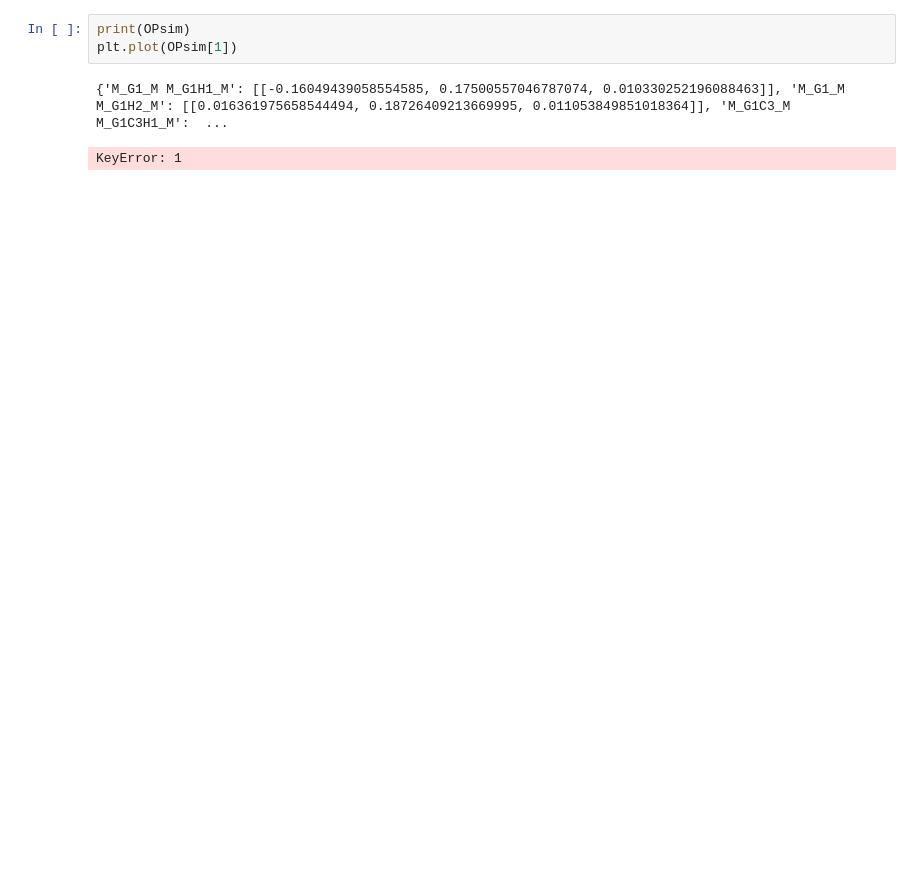
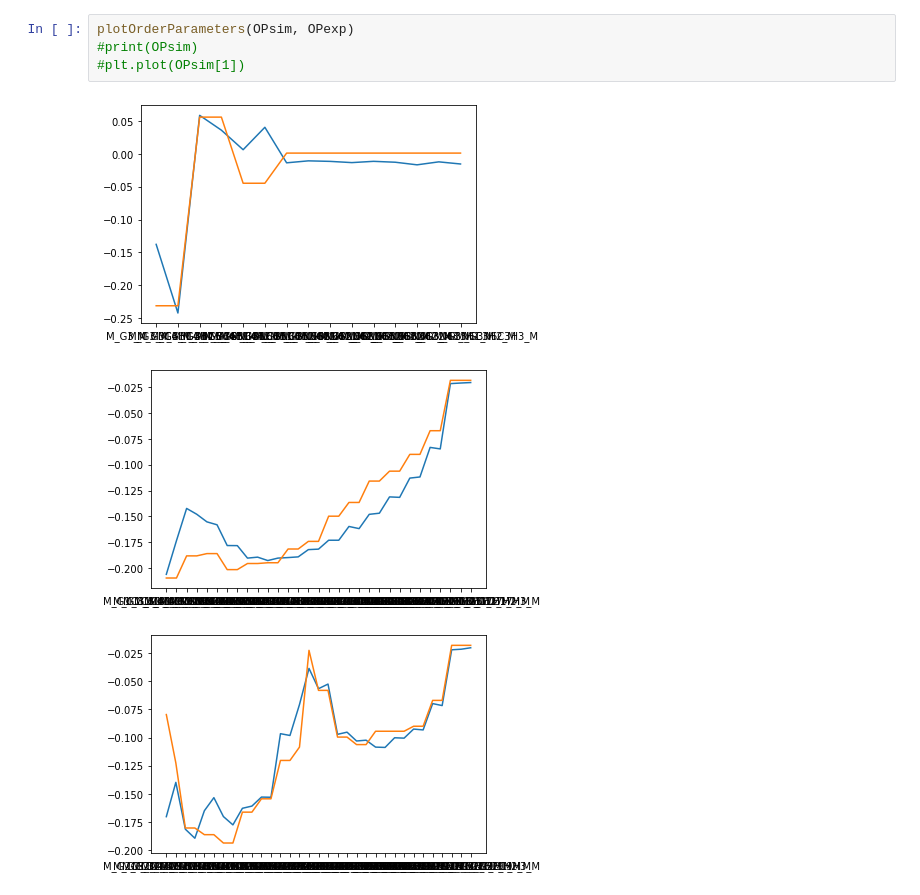
Before and after one commit to NMRLipids/DataBankManuscript, a Jupyter notebook: scripts/plotSimulation.ipynb, the cells around one changed output. Cells and saved outputs as stored; diff of their text form; blank space fills up the shorter version.

```diff
--- a/scripts/plotSimulation.ipynb
+++ b/scripts/plotSimulation.ipynb
@@ -33,6 +85,8 @@ plt.plot(FFexp)
 # %%
-print(OPsim)
-plt.plot(OPsim[1])
+plotOrderParameters(OPsim, OPexp)
+#print(OPsim)
+#plt.plot(OPsim[1])
 # %% [output]
-{'M_G1_M M_G1H1_M': [[-0.16049439058554585, 0.17500557046787074, 0.010330252196088463]], 'M_G1_M M_G1H2_M': [[0.016361975658544494, 0.18726409213669995, 0.011053849851018364]], 'M_G1C3_M M_G1C3H1_M':  ...
-KeyError: 1
+[figure, added]
+[figure, added]
+[figure, added]
```
Also changed, not shown: parts of 5 cells of this notebook.
